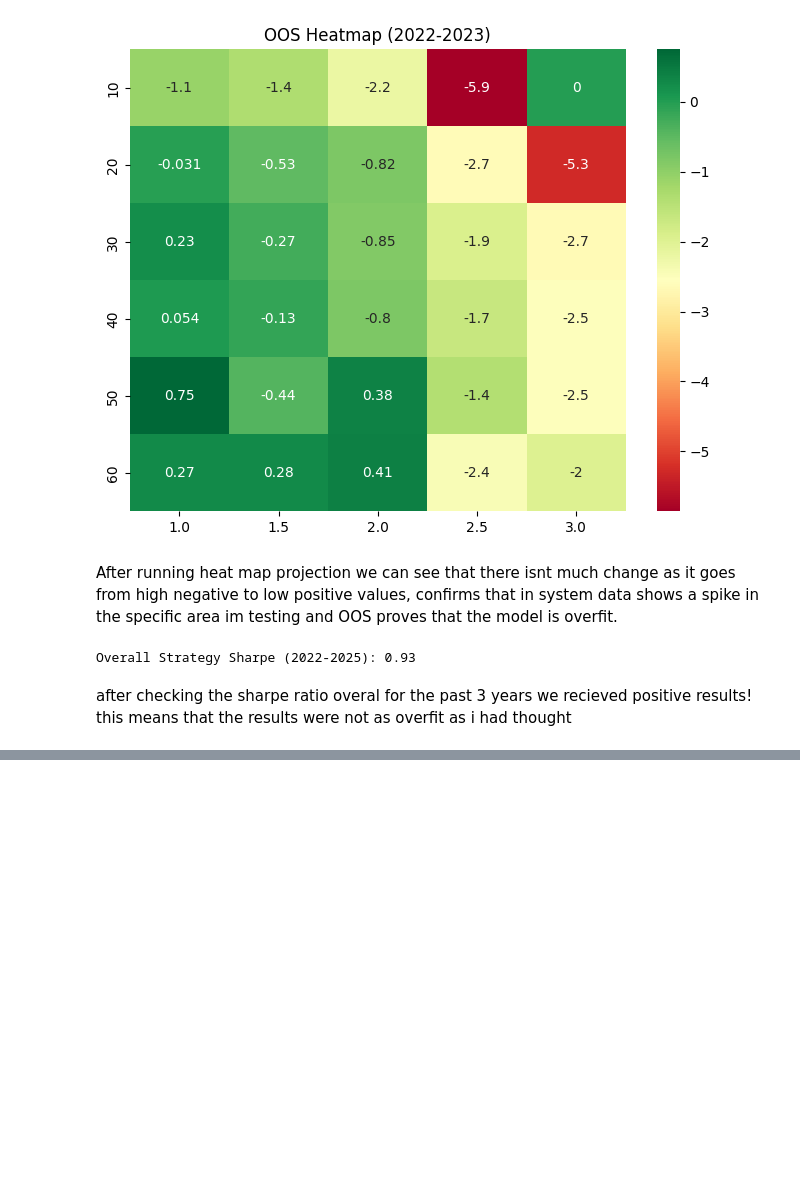
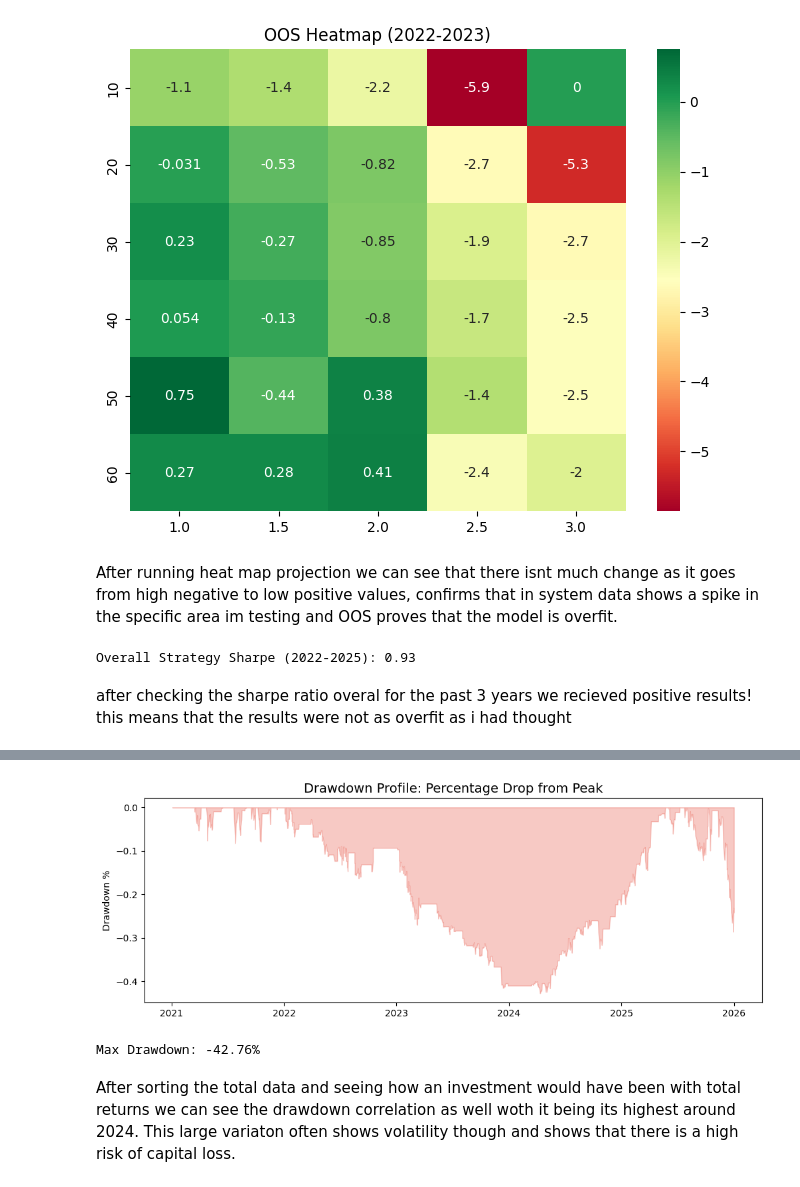
Before and after one commit to mikailrizvi/Metal-Divergence-Analysis, a Jupyter notebook: notebooks/01EA.ipynb, the cells around one changed output, grey strips where cells are left out. Saved outputs shown, nothing was run; the diff lists cells and outputs as text; code cells hidden in the pictures; blank space fills up the shorter version.

```diff
--- a/notebooks/01EA.ipynb
+++ b/notebooks/01EA.ipynb
@@ -378,0 +405,20 @@ after checking the sharpe ratio overal for the past 3 years we recieved positive
+# %%
+# Calculate the running maximum
+running_max = equity_curve.cummax()
+
+# Calculate the drawdown percentage
+drawdown = (equity_curve - running_max) / running_max
+
+# Plot
+plt.figure(figsize=(12, 4))
+plt.fill_between(drawdown.index, drawdown, 0, color='#e74c3c', alpha=0.3)
+plt.title('Drawdown Profile: Percentage Drop from Peak', fontsize=14)
+plt.ylabel('Drawdown %')
+plt.show()
+
+print(f"Max Drawdown: {drawdown.min():.2%}")
+# %% [output]
+[figure, added]
+Max Drawdown: -42.76%
+# %% [markdown]
+After sorting the total data and seeing how an investment would have been with total returns we can see the drawdown correlation as well woth it being its highest around 2024. This large variaton often shows volatility though and shows that there is a high risk of capital loss.
```
Also changed, not shown: parts of 1 cell of this notebook.
